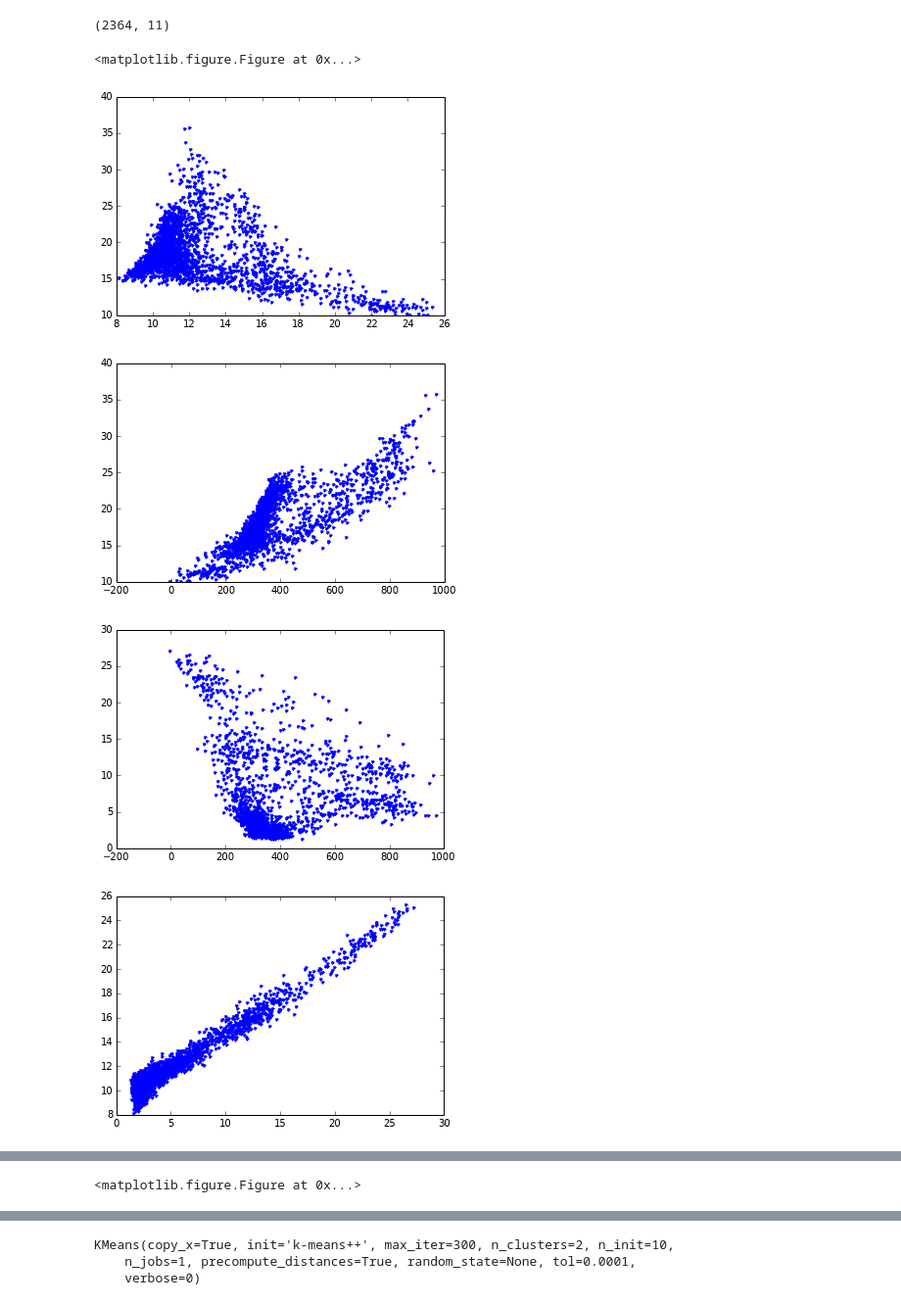
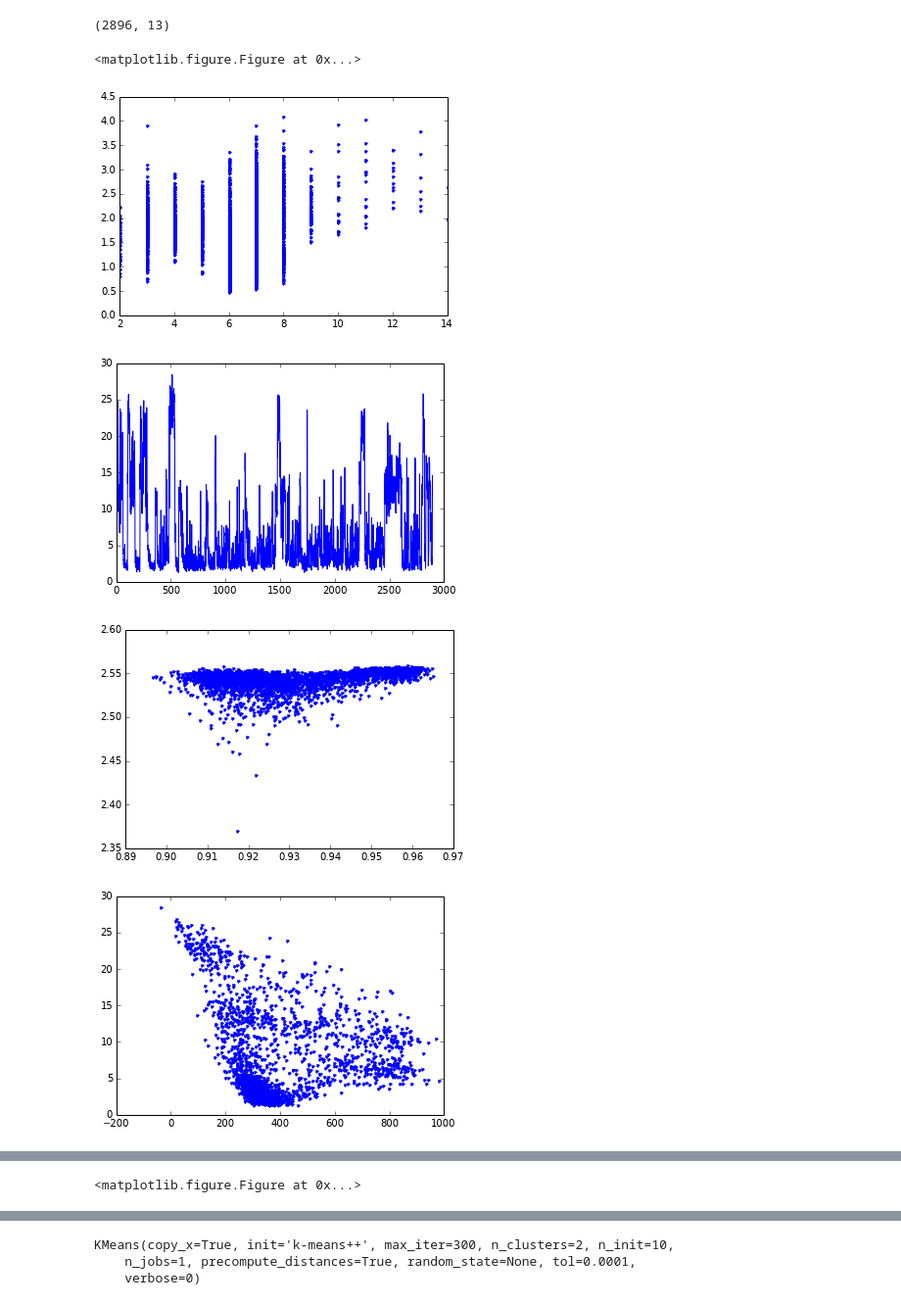
Before and after one commit to gilestrolab/pyrem, a Jupyter notebook: prototype/features.ipynb, the cells around one changed output, grey strips where cells are left out. Shown at 98% size. Saved outputs shown, nothing was run; the diff lists cells and outputs as text; code cells hidden in the pictures.

Commit message:
add entropy-based features

```diff
--- a/prototype/features.ipynb
+++ b/prototype/features.ipynb
@@ -9,8 +11,9 @@ import pylab as pl
 import pandas as pd
 from scipy import signal
 # %%
+#seq = np.genfromtxt("/home/quentin/Desktop/rem_chunking/test_eeg_no_header_small.txt")
 seq = np.genfromtxt("/home/quentin/Desktop/rem_chunking/test_eeg_no_header.txt")
-to_remove =10 * int(seq.size / 100.0)
+to_remove =1 * int(seq.size / 100.0)
 seq = seq[to_remove: -to_remove]
 # seq = np.sin(np.linspace(0, 200, 100000)) *10
 # seq = seq + np.sin(np.linspace(0, 20, 100000)) * 2
@@ -56,19 +59,22 @@ dfs = [ff(t,s) for t, s in sig.embed_seq(sig.sampling_freq * 30, sig.sampling_fr
 features = pd.concat(dfs)
 features.shape
 # %% [output]
-(2364, 11)
+(2896, 13)
 # %%
-plot(features["welch_mean"], features["welch_sd"],".")
+plot(features["welch_mode"], features["power_sd"],".")
 pl.figure()
-plot(features["welch_skew"], features["welch_sd"],".")
+plot(features["welch_median"],"-")
+
+pl.figure()
+plot(features["entropy_spectral"], features["entropy_svd"],".")
 pl.figure()
 plot(features["welch_skew"], features["welch_median"],".")
 pl.figure()
 plot(features["welch_median"], features["welch_mean"],".")
 pl.figure()
 # %% [output]
 <matplotlib.figure.Figure at 0x...>
-[figure, old version]
+[figure, new version]
-[figure, old version]
+[figure, new version]
-[figure, old version]
+[figure, new version]
-[figure, old version]
+[figure, new version]
```
Also changed, not shown: parts of 6 cells of this notebook, 4 other files.
